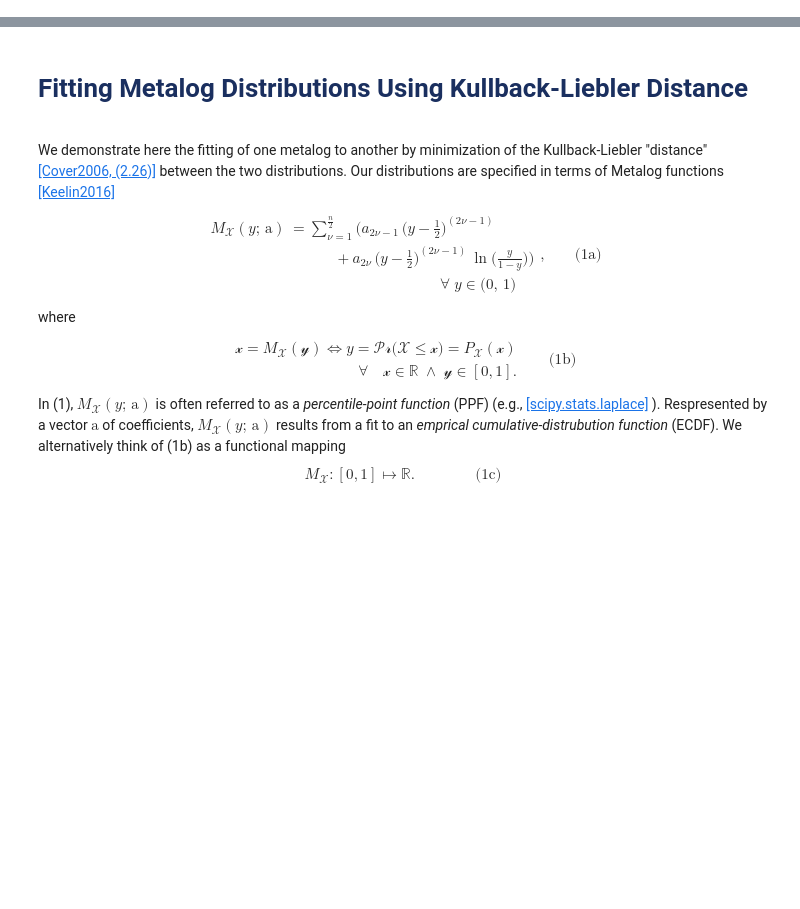
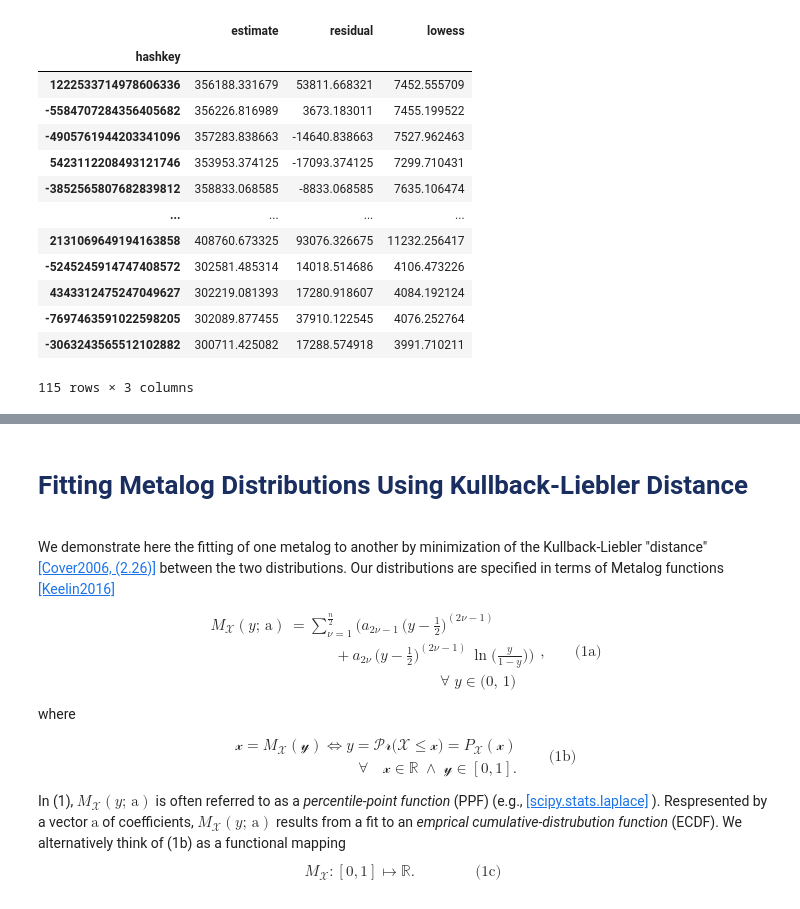
Before and after one commit to hamlett-neil-ur/201229-MathStats, a Jupyter notebook: code/210314 metalog fit to residuals.ipynb, the cells around one changed output, grey strips where cells are left out. Drawn from its saved outputs; the diff is of its cells as text; code cells hidden in the pictures; blank space fills up the shorter version.

```diff
--- a/code/210314 metalog fit to residuals.ipynb
+++ b/code/210314 metalog fit to residuals.ipynb
@@ -133,0 +268,22 @@ sns.ecdfplot(data = sample_neighborhood,
+# %%
+hashkey = np.random.choice(a = model_residuals.index)
+# %%
+
+model_residuals.loc[model_residuals.loc[hashkey,
+                                       'resid_cluster'],
+                   ['estimate', 'residual', 'lowess']]
+# %% [output]
+|  | estimate | residual | lowess |
+| hashkey |  |  |  |
+| 1222533714978606336 | 356188.331679 | 53811.668321 | 7452.555709 |
+| -5584707284356405682 | 356226.816989 | 3673.183011 | 7455.199522 |
+| -4905761944203341096 | 357283.838663 | -14640.838663 | 7527.962463 |
+| 5423112208493121746 | 353953.374125 | -17093.374125 | 7299.710431 |
+| -3852565807682839812 | 358833.068585 | -8833.068585 | 7635.106474 |
+| ... | ... | ... | ... |
+| 2131069649194163858 | 408760.673325 | 93076.326675 | 11232.256417 |
+| -5245245914747408572 | 302581.485314 | 14018.514686 | 4106.473226 |
+| 4343312475247049627 | 302219.081393 | 17280.918607 | 4084.192124 |
+| -7697463591022598205 | 302089.877455 | 37910.122545 | 4076.252764 |
+| -3063243565512102882 | 300711.425082 | 17288.574918 | 3991.710211 |
+115 rows × 3 columns
```
Also changed, not shown: parts of 20 cells of this notebook, 2 other files.
